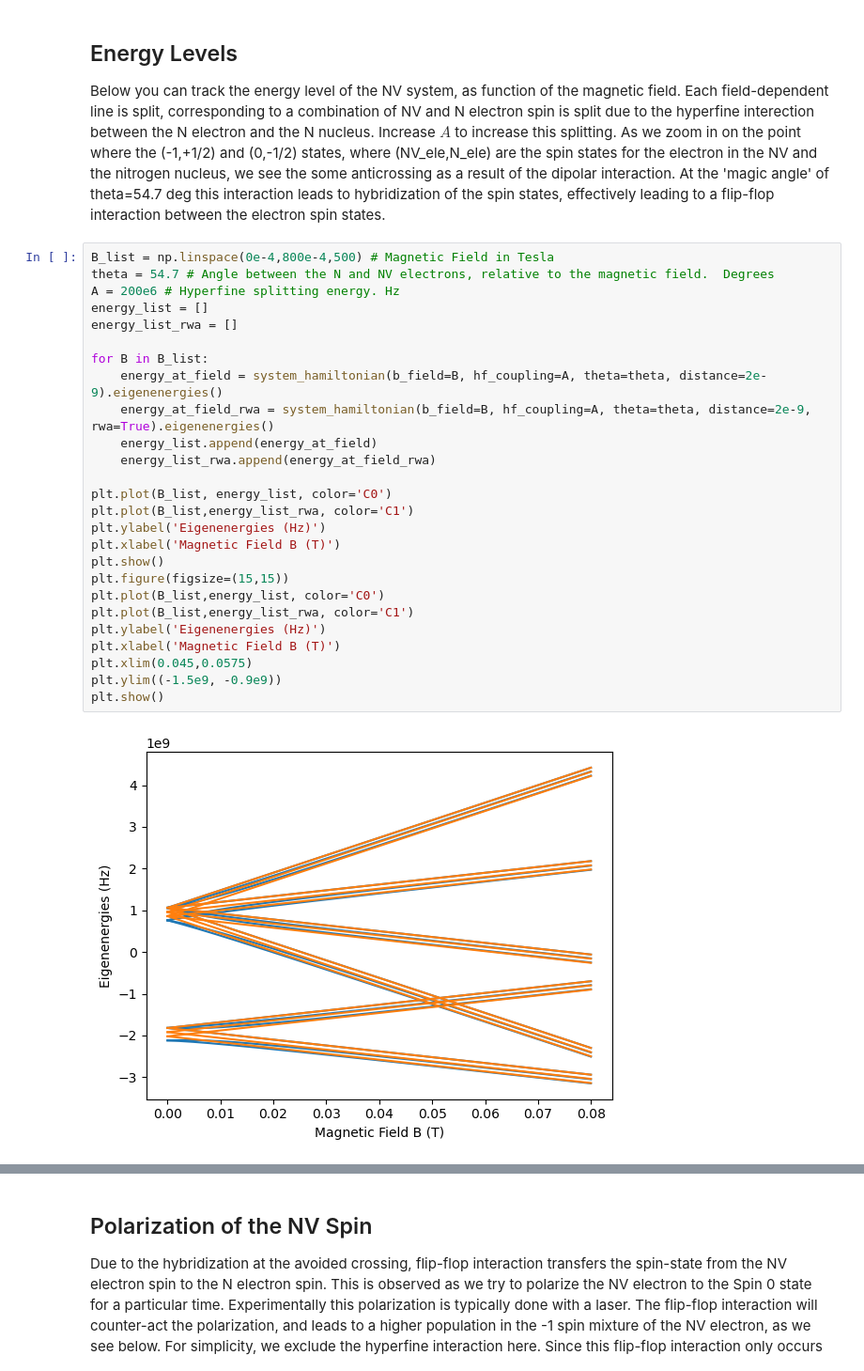
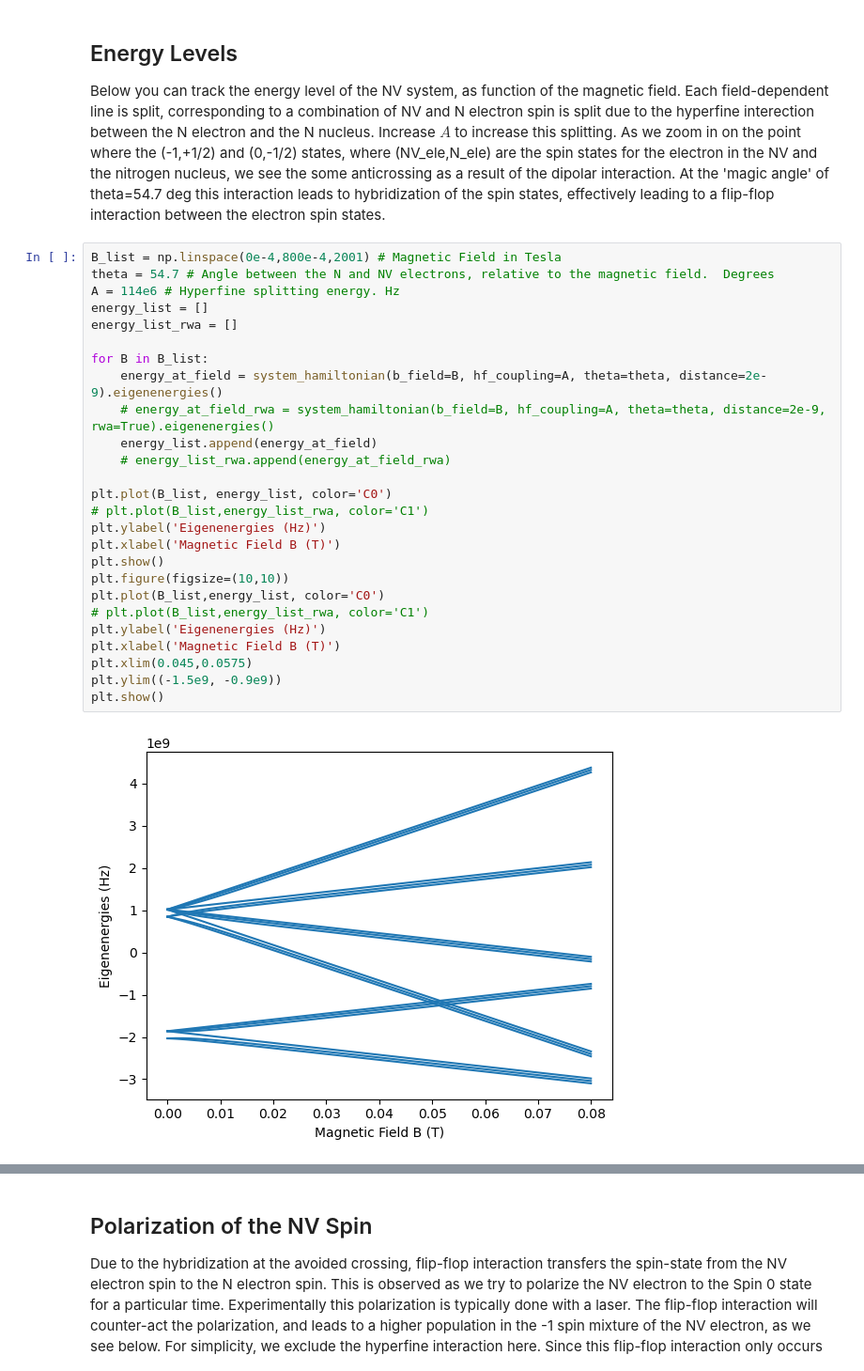
Before and after one commit to RoaldvdBoogaart/QDQC_project, a Jupyter notebook: code/7_HF_couplings_P1center.ipynb, the cells around one changed output, grey strips where cells are left out. Shown at 94% size. Saved outputs shown, nothing was run; the diff lists cells and outputs as text.

```diff
--- a/code/7_HF_couplings_P1center.ipynb
+++ b/code/7_HF_couplings_P1center.ipynb
@@ -171,30 +171,30 @@ def system_hamiltonian(b_field: float, theta: float, distance: float, hf_couplin
 
 Below you can track the energy level of the NV system, as function of the magnetic field. Each field-dependent line is split, corresponding to a combination of NV and N electron spin is split due to the hyperfine interection between the N electron and the N nucleus. Increase $A$ to increase this splitting. As we zoom in on the point where the (-1,+1/2) and (0,-1/2) states, where (NV_ele,N_ele) are the spin states for the electron in the NV and the nitrogen nucleus, we see the some anticrossing as a result of the dipolar interaction. At the 'magic angle' of theta=54.7 deg this interaction leads to hybridization of the spin states, effectively leading to a flip-flop interaction between the electron spin states.
 # %%
-B_list = np.linspace(0e-4,800e-4,500) # Magnetic Field in Tesla
+B_list = np.linspace(0e-4,800e-4,2001) # Magnetic Field in Tesla
 theta = 54.7 # Angle between the N and NV electrons, relative to the magnetic field.  Degrees
-A = 200e6 # Hyperfine splitting energy. Hz
+A = 114e6 # Hyperfine splitting energy. Hz
 energy_list = []
 energy_list_rwa = []
 
 for B in B_list:
     energy_at_field = system_hamiltonian(b_field=B, hf_coupling=A, theta=theta, distance=2e-9).eigenenergies()
-    energy_at_field_rwa = system_hamiltonian(b_field=B, hf_coupling=A, theta=theta, distance=2e-9, rwa=True).eigenenergies()
+    # energy_at_field_rwa = system_hamiltonian(b_field=B, hf_coupling=A, theta=theta, distance=2e-9, rwa=True).eigenenergies()
     energy_list.append(energy_at_field)
-    energy_list_rwa.append(energy_at_field_rwa)
+    # energy_list_rwa.append(energy_at_field_rwa)
 
 plt.plot(B_list, energy_list, color='C0')
-plt.plot(B_list,energy_list_rwa, color='C1')
+# plt.plot(B_list,energy_list_rwa, color='C1')
 plt.ylabel('Eigenenergies (Hz)')
 plt.xlabel('Magnetic Field B (T)')
 plt.show()
-plt.figure(figsize=(15,15))
+plt.figure(figsize=(10,10))
 plt.plot(B_list,energy_list, color='C0')
-plt.plot(B_list,energy_list_rwa, color='C1')
+# plt.plot(B_list,energy_list_rwa, color='C1')
 plt.ylabel('Eigenenergies (Hz)')
 plt.xlabel('Magnetic Field B (T)')
 plt.xlim(0.045,0.0575)
 plt.ylim((-1.5e9, -0.9e9))
 plt.show()
 # %% [output]
-[figure, old version]
+[figure, new version]
```
Also changed, not shown: parts of 8 cells of this notebook.
